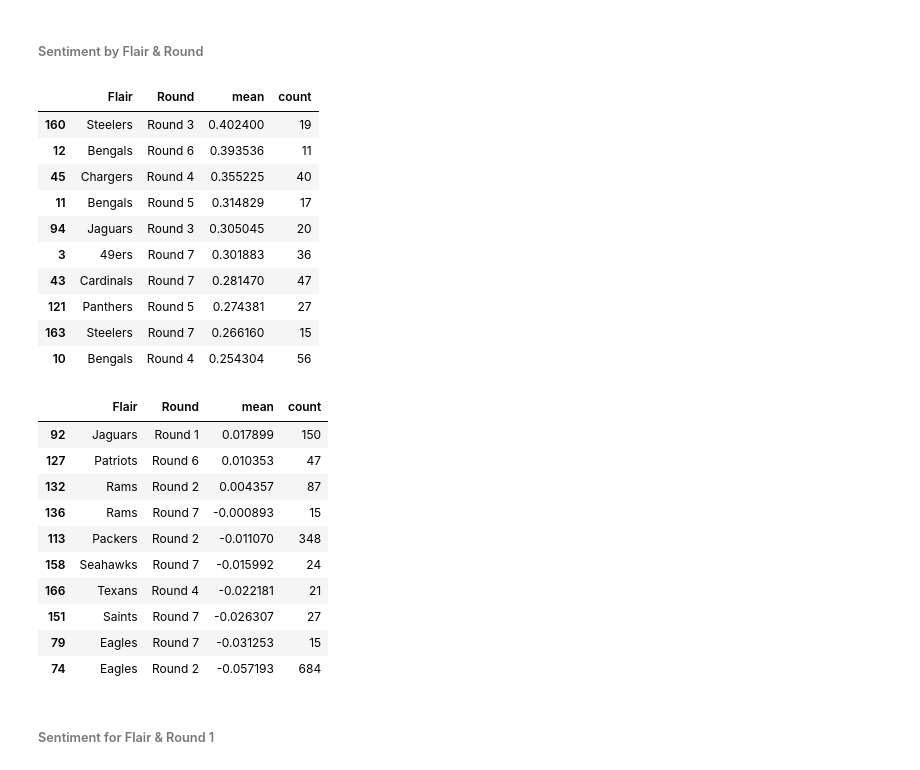
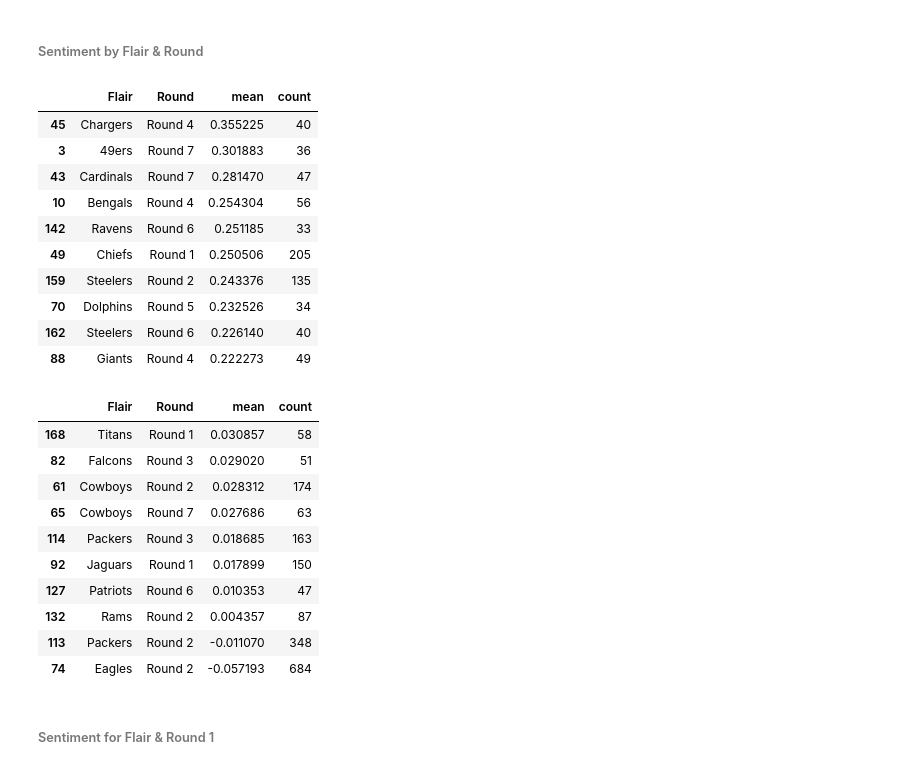
Before and after one commit to alan-flint/NFL-Comments, a Jupyter notebook: nfl_eda.ipynb, the cells around one changed output. Drawn from its saved outputs; the diff is of its cells as text; code cells hidden in the pictures.

```diff
--- a/nfl_eda.ipynb
+++ b/nfl_eda.ipynb
@@ -131,33 +135,33 @@ fan_pick.groupby('Flair')['Sentiment'].agg(['mean', 'count']).reset_index().sort
 ###### Sentiment by Flair & Round
 # %%
 tm_round = fan_pick.groupby(['Flair', 'Round'])['Sentiment'].agg(['mean', 'count']).reset_index()
-tm_round = tm_round.loc[tm_round['count'] > 10].sort_values('mean', ascending=False)
+tm_round = tm_round.loc[tm_round['count'] > 30].sort_values('mean', ascending=False)
 tm_round.head(10)
 # %% [output]
 |  | Flair | Round | mean | count |
-| 160 | Steelers | Round 3 | 0.402400 | 19 |
-| 12 | Bengals | Round 6 | 0.393536 | 11 |
 | 45 | Chargers | Round 4 | 0.355225 | 40 |
-| 11 | Bengals | Round 5 | 0.314829 | 17 |
-| 94 | Jaguars | Round 3 | 0.305045 | 20 |
 | 3 | 49ers | Round 7 | 0.301883 | 36 |
 | 43 | Cardinals | Round 7 | 0.281470 | 47 |
-| 121 | Panthers | Round 5 | 0.274381 | 27 |
-| 163 | Steelers | Round 7 | 0.266160 | 15 |
 | 10 | Bengals | Round 4 | 0.254304 | 56 |
+| 142 | Ravens | Round 6 | 0.251185 | 33 |
+| 49 | Chiefs | Round 1 | 0.250506 | 205 |
+| 159 | Steelers | Round 2 | 0.243376 | 135 |
+| 70 | Dolphins | Round 5 | 0.232526 | 34 |
+| 162 | Steelers | Round 6 | 0.226140 | 40 |
+| 88 | Giants | Round 4 | 0.222273 | 49 |
 # %%
 tm_round.tail(10)
 # %% [output]
 |  | Flair | Round | mean | count |
+| 168 | Titans | Round 1 | 0.030857 | 58 |
+| 82 | Falcons | Round 3 | 0.029020 | 51 |
+| 61 | Cowboys | Round 2 | 0.028312 | 174 |
+| 65 | Cowboys | Round 7 | 0.027686 | 63 |
+| 114 | Packers | Round 3 | 0.018685 | 163 |
 | 92 | Jaguars | Round 1 | 0.017899 | 150 |
 | 127 | Patriots | Round 6 | 0.010353 | 47 |
 | 132 | Rams | Round 2 | 0.004357 | 87 |
-| 136 | Rams | Round 7 | -0.000893 | 15 |
 | 113 | Packers | Round 2 | -0.011070 | 348 |
-| 158 | Seahawks | Round 7 | -0.015992 | 24 |
-| 166 | Texans | Round 4 | -0.022181 | 21 |
-| 151 | Saints | Round 7 | -0.026307 | 27 |
-| 79 | Eagles | Round 7 | -0.031253 | 15 |
 | 74 | Eagles | Round 2 | -0.057193 | 684 |
 # %% [markdown]
 ###### Sentiment for Flair & Round 1
```
Also changed, not shown: parts of 2 cells of this notebook, 5 other files.
